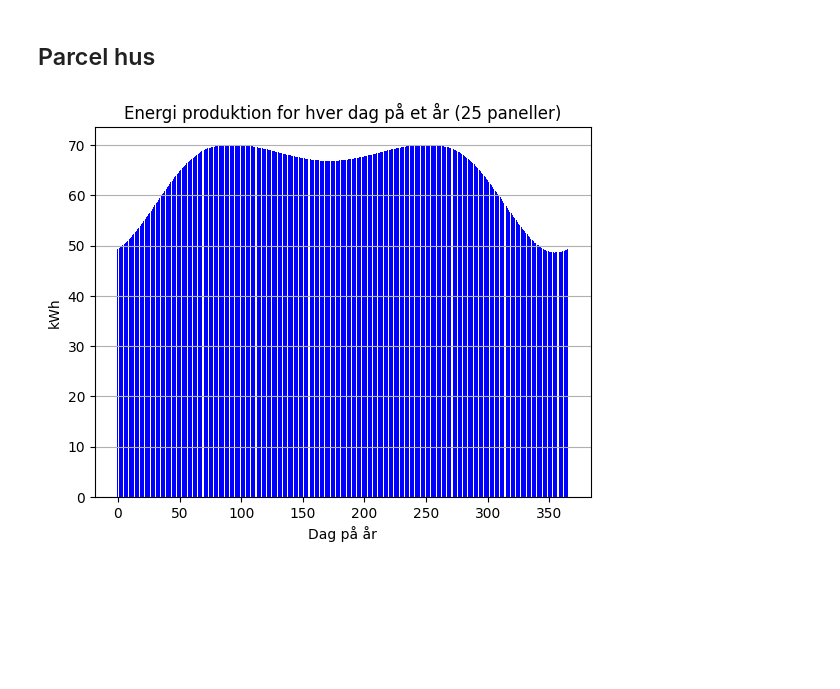
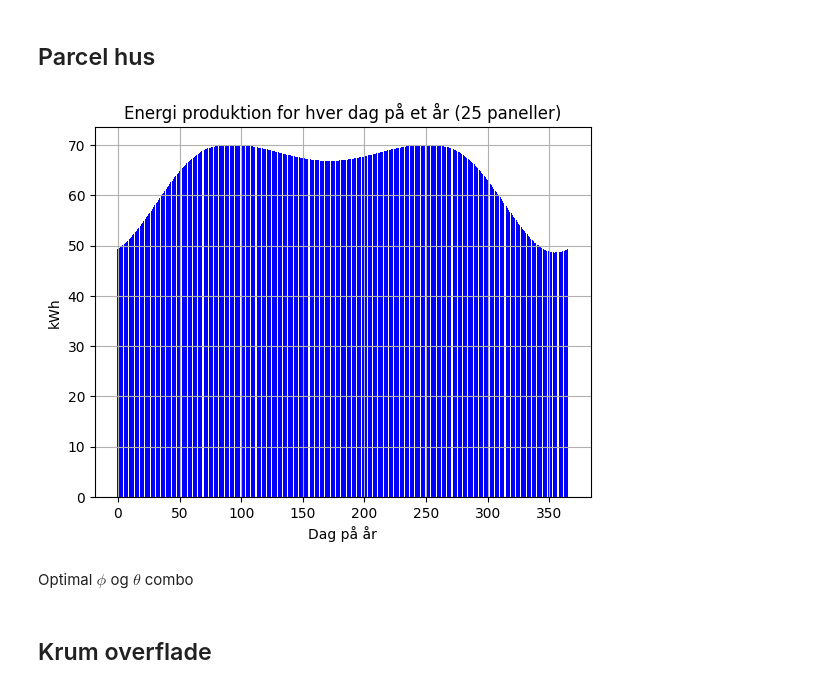
Before and after one commit to Lizette-N/solar-project, a Jupyter notebook: speedUpOptimization.ipynb, the cells around one changed output. Cells and saved outputs as stored; diff of their text form; code cells hidden in the pictures; blank space fills up the shorter version.

```diff
--- a/speedUpOptimization.ipynb
+++ b/speedUpOptimization.ipynb
@@ -49,3 +51,10 @@ def inInterval(list,min,max):
+# %%
+def IndexInInterval(list,lower,upper):
+    list= np.array(list)
+    t=np.arange(len(list))
+    t=t[list[t]>=lower]
+    t=t[list[t]<=upper]
+    return t
 # %% [markdown]
 ## Bestemmelse af nulpunkter
 # %%
@@ -91,0 +103,25 @@ Som kan ses, er det $\frac{\pi}{2}$ og $\frac{3\cdot \pi}{2}$, som passer med co
+# %%
+# takes list of zenith, and azimuth angles, in radians and distance in meters
+def angleToKar(zenith, azimuth, d):
+    zenith= np.array(zenith)
+    azimuth= np.array(azimuth)
+    d =  np.array(d)
+    index = np.arange(len(zenith))  #list of indexes in angle lists
+    x_results = d[index]*np.sin(zenith[index])*np.cos(azimuth[index]) #generate list of all x-coordinates
+    y_results = d[index]*np.sin(zenith[index])*np.sin(azimuth[index]) #generate list of all y-coordinates
+    z_results = d[index]*np.cos(zenith[index])                        #generate list of all z-coordinates
+    if(len(x_results)==1): #if only one input, return vector
+        return np.array([x_results[0],y_results[0],z_results[0]])
+    else:
+        results=[]
+        for i in range (len(x_results)):
+           results.append(np.array([x_results[i],y_results[i],z_results[i]])) #set of x,y,z coordinates
+        return results
+
+#test
+list=angleToKar([0,np.pi/2,np.pi,np.pi/2],[np.pi/2,0,np.pi,np.pi],[1,1,1,1])
+display(list)
+expectedList=[[0,0,1],[1,0,0],[0,0,-1],[-1,0,0]]
+for i in range (len(list)):
+    for j in range (len(list[i])):
+        print (np.allclose(list[i][j],expectedList[i][j],0.0001,0.0001)) #
@@ -96,7 +169,7 @@ def solar_panel_projection(θ_s, ϕ_s, θ_p, ϕ_p):
     results = np.zeros(len(θ_s))
     for i in range(0,len(θ_s)):
         us = [-np.sin(θ_s[i]) * np.cos(ϕ_s[i]),-np.sin(θ_s[i]) * np.sin(ϕ_s[i]), -np.cos(θ_s[i])]
-        up = [-1*np.sin(θ_p[i]) * np.cos(ϕ_p[i]), -np.sin(ϕ_p[i])*np.sin(θ_p[i]), -np.cos(θ_p[i])]
+        up = [-np.sin(θ_p[i]) * np.cos(ϕ_p[i]), -np.sin(ϕ_p[i])*np.sin(θ_p[i]), -np.cos(θ_p[i])]
         inprod = (np.inner(us,up))
         results[i]=inprod
     results=results[results>0]
@@ -104,9 +177,7 @@ def solar_panel_projection(θ_s, ϕ_s, θ_p, ϕ_p):
 # %%
 
 def kWhHour(zenithangs,azimuthangs, theta_p, phi_p):
-    t= np.arange(len(zenithangs))
-    indexOfInterest = t[zenithangs[t]>=0]
-    indexOfInterest = indexOfInterest[zenithangs[indexOfInterest]<=np.pi/2]
+    indexOfInterest=IndexInInterval(zenithangs,0,np.pi/2)
     zenithangs=zenithangs[indexOfInterest]
     azimuthangs=azimuthangs[indexOfInterest]
 
@@ -119,9 +190,7 @@ def kWhHour(zenithangs,azimuthangs, theta_p, phi_p):
     return ((integrate.simpson(projList,dx = 3600))*L*B)/3600000
 
 def kWhMin(zenithangs,azimuthangs, theta_p, phi_p):
-    t= np.arange(len(zenithangs))
-    indexOfInterest = t[zenithangs[t]>=0]
-    indexOfInterest = indexOfInterest[zenithangs[indexOfInterest]<=np.pi/2]
+    indexOfInterest=IndexInInterval(zenithangs,0,np.pi/2)
     zenithangs=zenithangs[indexOfInterest]
     azimuthangs=azimuthangs[indexOfInterest]
 
@@ -292,31 +399,34 @@ times = pd.date_range(
 solpos = site.get_solarposition(times)
 
 
 
 
 energyDayList=[]
 for i in range(len(dateList)):
     zenithAngs = np.deg2rad(np.array(solpos.loc[dateList[i]].apparent_zenith))
     azimuthAngs =np.deg2rad(np.array(solpos.loc[dateList[i]].azimuth))
     energyDayList.append(25*kWhMin(zenithAngs,azimuthAngs, np.deg2rad(theta_p), np.deg2rad(phi_p)))
 
 
 x_pos = np.arange(366)
 np.delete(x_pos,0)
 
 import matplotlib.pyplot as plt
 
 %matplotlib inline
 plt.bar(x_pos,energyDayList,
         color='b',
         #width=1,
 
         #edgecolor='b',
         #linewidth=0.5,
         )
 plt.title('Energi produktion for hver dag på et år (25 paneller)')
 plt.xlabel('Dag på år')
 plt.ylabel('kWh')
 plt.grid(axis='y')
+plt.grid(axis='x')
 # %% [output]
-[figure, old version]
+[figure, new version]
+# %% [markdown]
+Optimal $\phi$ og $\theta$ combo
@@ -322,0 +475,2 @@ plt.grid(axis='y')
+# %% [markdown]
+## Krum overflade
```
Also changed, not shown: parts of 17 cells of this notebook.
